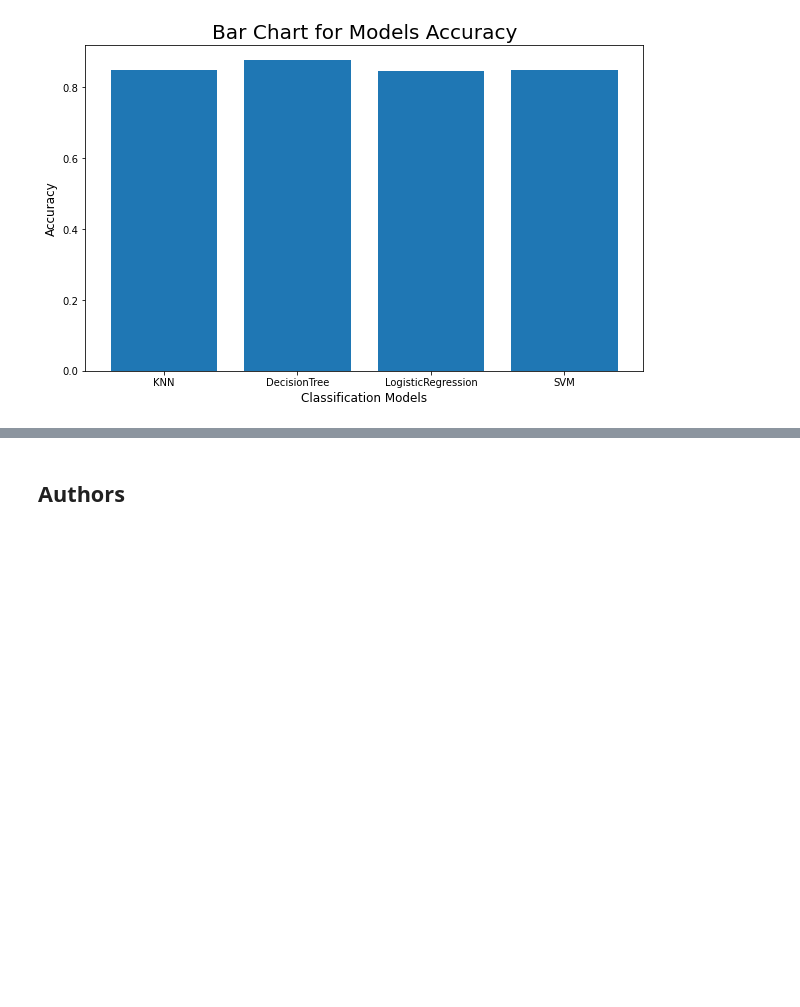
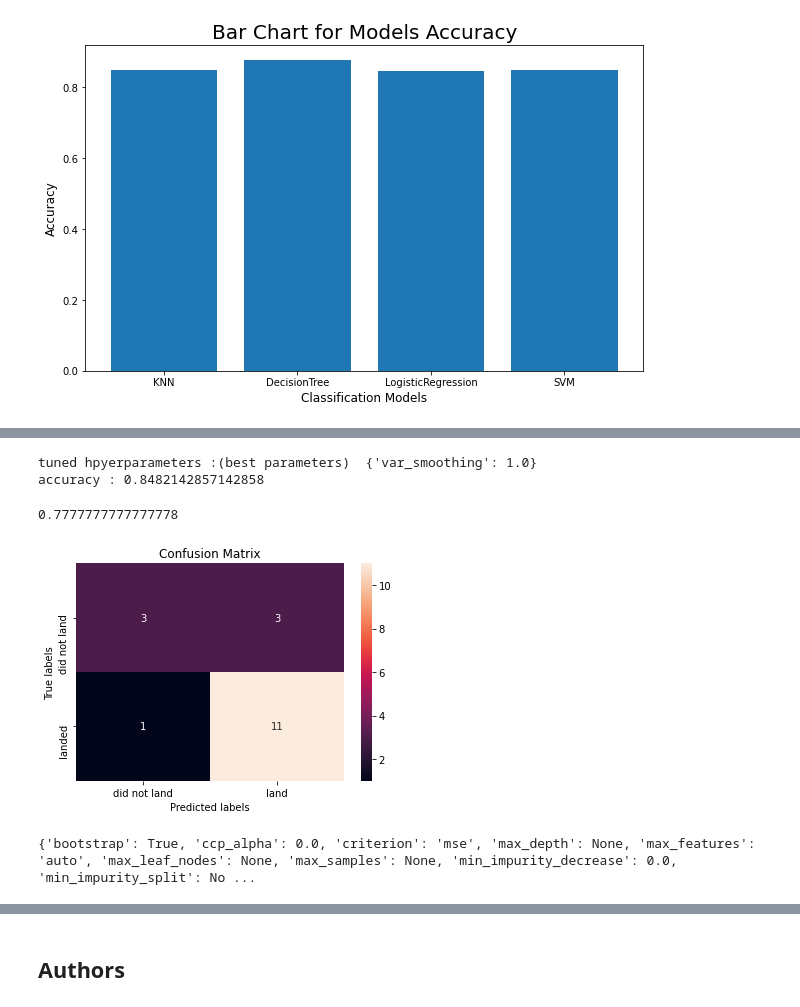
Before and after one commit to humaperveen/Applied-Data-Science-Capstone, a Jupyter notebook: SpaceX Machine Learning Prediction.ipynb, the cells around one changed output, grey strips where cells are left out. Saved outputs shown, nothing was run; the diff lists cells and outputs as text; code cells hidden in the pictures; blank space fills up the shorter version.

```diff
--- a/SpaceX Machine Learning Prediction.ipynb
+++ b/SpaceX Machine Learning Prediction.ipynb
@@ -411,0 +414,13 @@ plt.show()
+# %%
+# Gaussian Naive Bayes
+from sklearn.naive_bayes import GaussianNB
+
+parameters ={'var_smoothing': np.logspace(0, -9, num = 100)}
+
+gaus = GaussianNB()
+
+# Instantiate the GridSearchCV object: knn_cv
+gaus_cv = GridSearchCV(gaus, parameters, cv=10, verbose=1, scoring='accuracy')
+
+# Fit it to the data
+gaus_cv.fit(X_train, Y_train)
@@ -411,0 +440,31 @@ plt.show()
+# %%
+print("tuned hpyerparameters :(best parameters) ",gaus_cv.best_params_)
+print("accuracy :",knn_cv.best_score_)
+# %% [output]
+tuned hpyerparameters :(best parameters)  {'var_smoothing': 1.0}
+accuracy : 0.8482142857142858
+# %%
+gaus_cv.score(X_test, Y_test)
+# %% [output]
+0.7777777777777778
+# %%
+yhat = gaus_cv.predict(X_test)
+plot_confusion_matrix(Y_test,yhat)
+# %% [output]
+[figure, added]
+# %%
+# Random Forest
+from sklearn.ensemble import RandomForestRegressor
+from sklearn.model_selection import RandomizedSearchCV
+
+parameters = {'criterion': ['mse'],
+             'max_depth': [2*n for n in range(1,10)],
+             'max_features': ['auto', 'sqrt'],
+             'min_samples_leaf': [1, 2, 4],
+             'min_samples_split': [2, 5, 10],
+             'bootstrap': [True, False]}
+
+rf = RandomForestRegressor()
+print(rf.get_params())
+# %% [output]
+{'bootstrap': True, 'ccp_alpha': 0.0, 'criterion': 'mse', 'max_depth': None, 'max_features': 'auto', 'max_leaf_nodes': None, 'max_samples': None, 'min_impurity_decrease': 0.0, 'min_impurity_split': No ...
```
Also changed, not shown: parts of 5 cells of this notebook.
